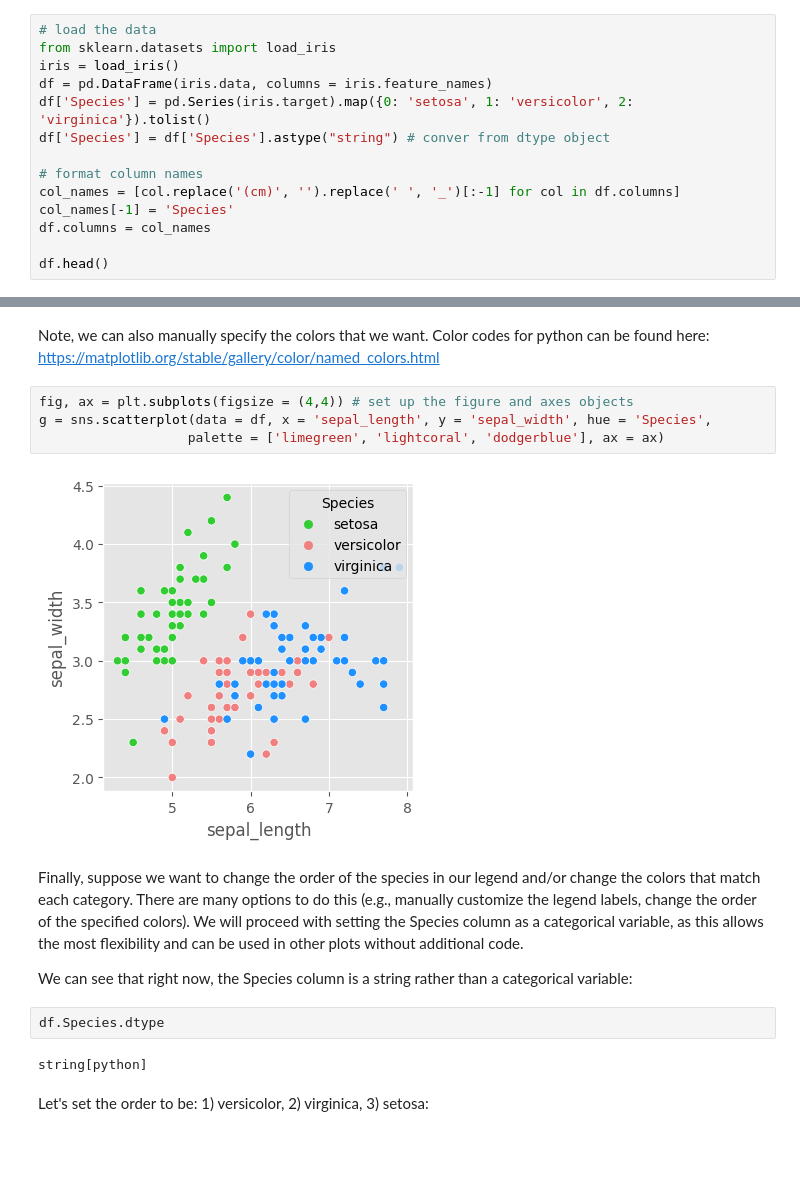
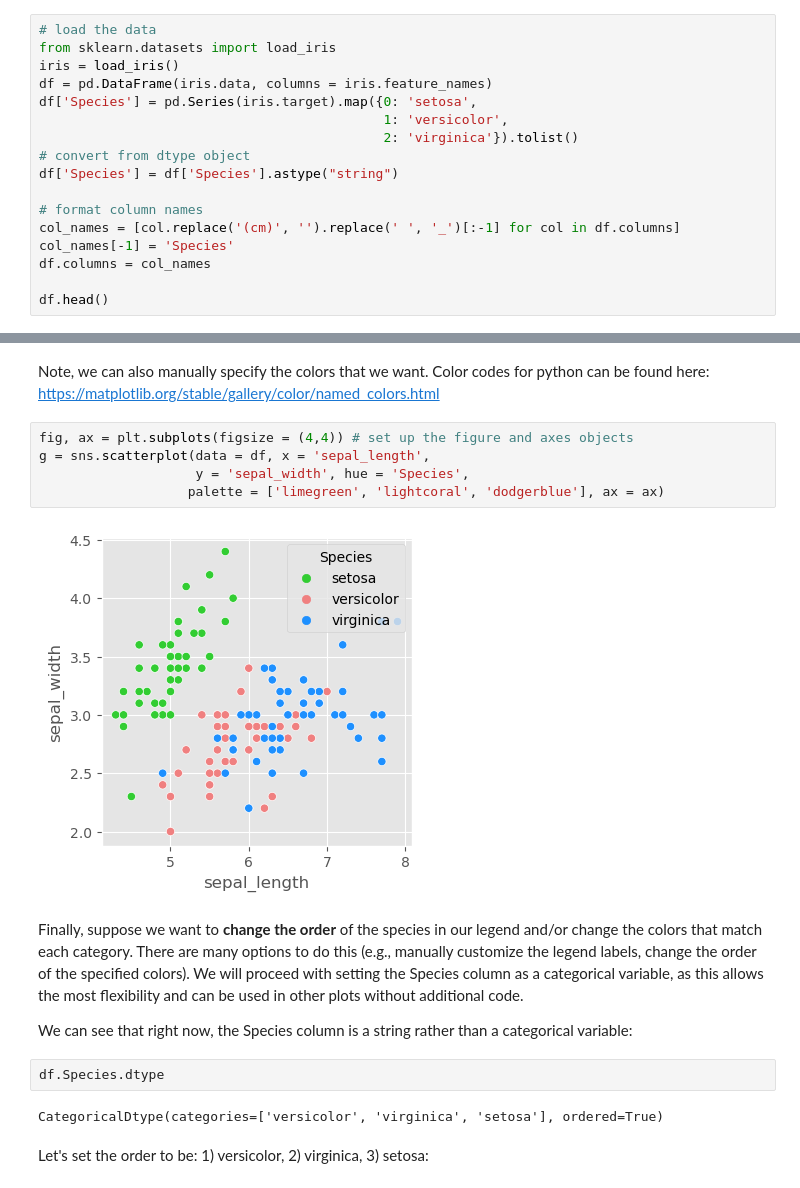
Before and after one commit to bioinfo-ucsd/BISB-Bootcamp-2022, a Jupyter notebook: modules/05-dataviz/Python_viz.ipynb, the cells around one changed output, grey strips where cells are left out. Drawn from its saved outputs; the diff is of its cells as text; blank space fills up the shorter version.

```diff
--- a/modules/05-dataviz/Python_viz.ipynb
+++ b/modules/05-dataviz/Python_viz.ipynb
@@ -19,8 +19,11 @@ We will pass our datafarames directly into our plotting functions, rather than p
 from sklearn.datasets import load_iris
 iris = load_iris()
 df = pd.DataFrame(iris.data, columns = iris.feature_names)
-df['Species'] = pd.Series(iris.target).map({0: 'setosa', 1: 'versicolor', 2: 'virginica'}).tolist()
-df['Species'] = df['Species'].astype("string") # conver from dtype object
+df['Species'] = pd.Series(iris.target).map({0: 'setosa',
+                                            1: 'versicolor',
+                                            2: 'virginica'}).tolist()
+# convert from dtype object
+df['Species'] = df['Species'].astype("string")
 
 # format column names
 col_names = [col.replace('(cm)', '').replace(' ', '_')[:-1] for col in df.columns]
@@ -71,17 +81,18 @@ g_main = sns.scatterplot(data = df, x = 'sepal_length', y = 'sepal_width', hue =
 Note, we can also manually specify the colors that we want. Color codes for python can be found here: https://matplotlib.org/stable/gallery/color/named_colors.html
 # %%
 fig, ax = plt.subplots(figsize = (4,4)) # set up the figure and axes objects
-g = sns.scatterplot(data = df, x = 'sepal_length', y = 'sepal_width', hue = 'Species',
+g = sns.scatterplot(data = df, x = 'sepal_length',
+                    y = 'sepal_width', hue = 'Species',
                    palette = ['limegreen', 'lightcoral', 'dodgerblue'], ax = ax)
 # %% [output]
-[figure, old version]
+[figure, new version]
 # %% [markdown]
-Finally, suppose we want to change the order of the species in our legend and/or change the colors that match each category. There are many options to do this (e.g., manually customize the legend labels, change the order of the specified colors). We will proceed with setting the Species column as a categorical variable, as this allows the most flexibility and can be used in other plots without additional code.
+Finally, suppose we want to **change the order** of the species in our legend and/or change the colors that match each category. There are many options to do this (e.g., manually customize the legend labels, change the order of the specified colors). We will proceed with setting the Species column as a categorical variable, as this allows the most flexibility and can be used in other plots without additional code.
 
 We can see that right now, the Species column is a string rather than a categorical variable:
 # %%
 df.Species.dtype
 # %% [output]
-string[python]
+CategoricalDtype(categories=['versicolor', 'virginica', 'setosa'], ordered=True)
 # %% [markdown]
 Let's set the order to be: 1) versicolor, 2) virginica, 3) setosa:
```
Also changed, not shown: parts of 14 cells of this notebook, 1 other file.
